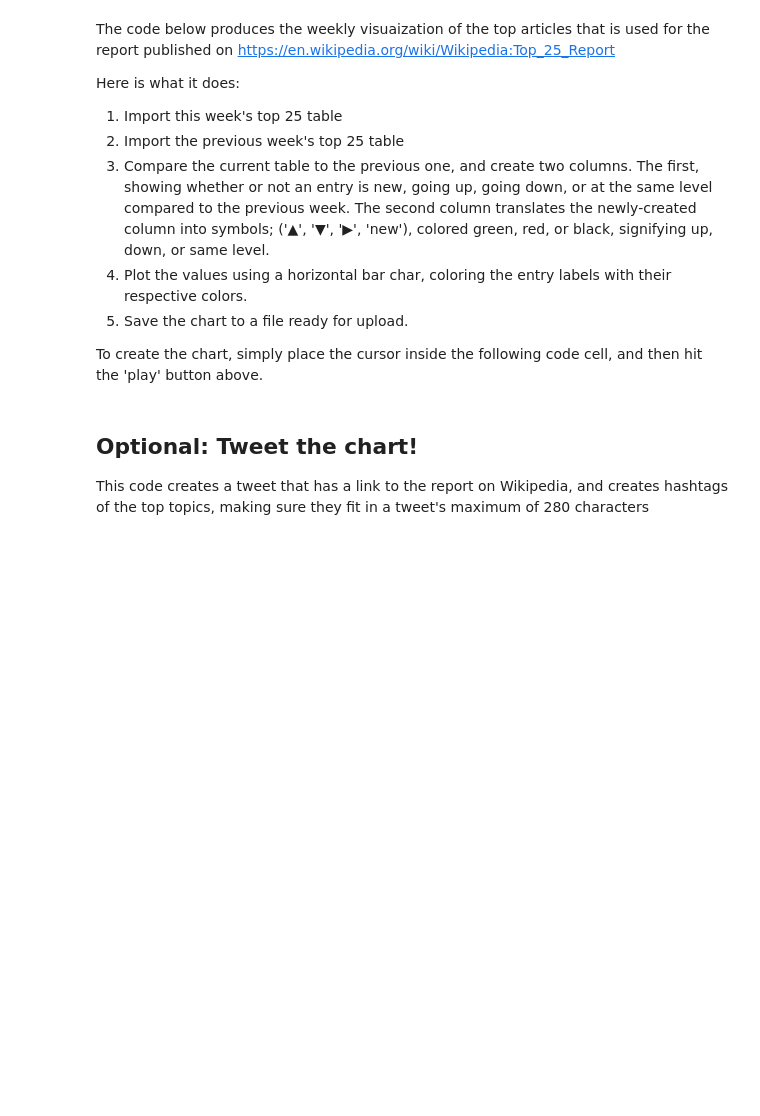
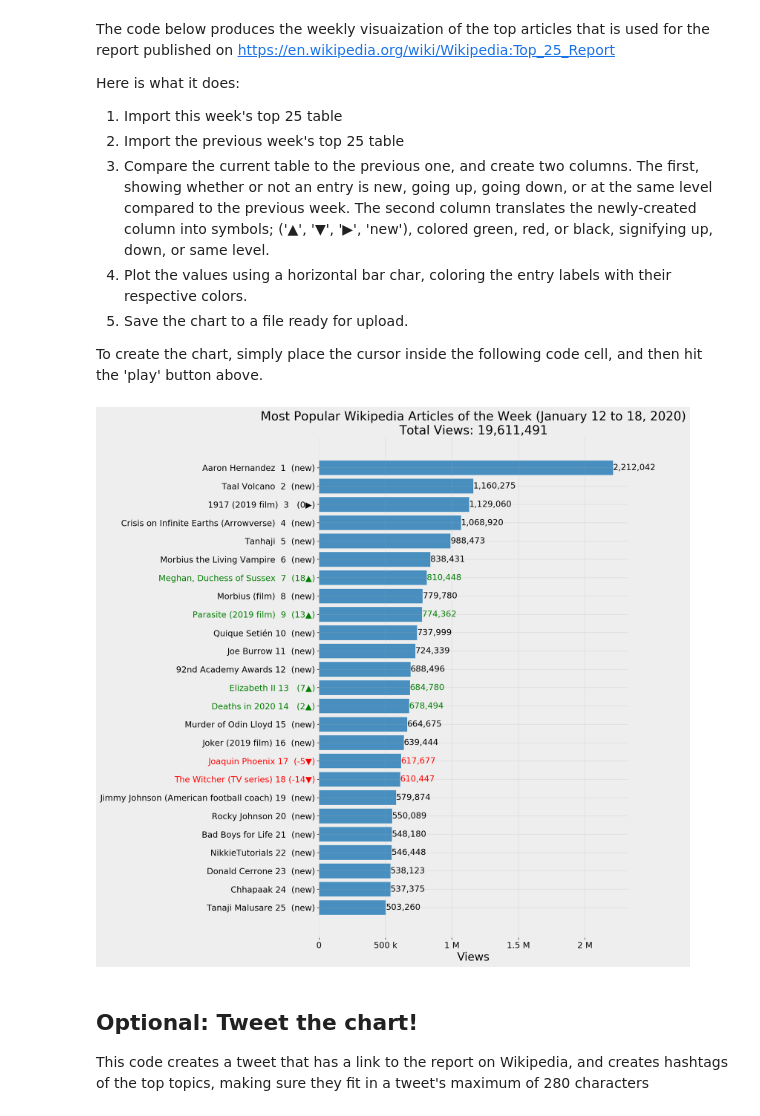
Before and after one commit to eliasdabbas/wikipedia_top_25, a Jupyter notebook: plot_data.ipynb, the cells around one changed output. Cells and saved outputs as stored; diff of their text form; code cells hidden in the pictures; blank space fills up the shorter version.

```diff
--- a/plot_data.ipynb
+++ b/plot_data.ipynb
@@ -30,6 +30,9 @@ url_last_week = 'https://en.wikipedia.org' + uri_last_week
 
 this_week = pd.read_html(page, header=0)[2]
 last_week = pd.read_html(url_last_week, header=0)[2]
+
+this_week['Views'] = this_week['Views'].astype(str).str.replace('\D+', '').astype(int)
+last_week['Views'] = last_week['Views'].astype(str).str.replace('\D+', '').astype(int)
 
 rank_changes = []
 for rank, article in zip(this_week['Rank'], this_week['Article']):
@@ -83,33 +86,35 @@ y_text = (
     top25['Rank'][::-1].astype(str).str.rjust(3) +
     ('(' + top25['rank_changes'][::-1].astype(str)  + top25['rank_changes_chr'][::-1].astype(str) + ')').str.rjust(7, ' ')
 )
 
 ax.barh(y=y_text,
          width=top25['Views'][::-1], alpha=0.8)
 ax.xaxis.set_major_formatter(EngFormatter())
 ax.yaxis.set_tick_params(labelsize=15)
 ax.xaxis.set_tick_params(labelsize=15)
 
 for i in range(25):
     ax.text(x=top25['Views'][i],
             y=y_text.values[::-1][i],
             s='{:,}'.format(top25['Views'][i]),
             color=top25['rank_changes_color'][i],
             horizontalalignment='left',
             verticalalignment='center', fontsize=15)
 
 colors = top25['rank_changes_color'][::-1]
 for ytick, color in zip(ax.get_yticklabels(), colors):
     ytick.set_color(color)
 
 ax.set_xlabel('Views', fontsize=20)
 ax.set_title(soup_this_week.select('h2 .mw-headline')[0].text +
              '\nTotal Views: ' + format(top25['Views'].sum(), ','),
           fontsize=22)
 plt.tight_layout()
 fig.savefig(soup_this_week.select('h2 .mw-headline')[0].text + '.png',
             facecolor='#eeeeee', dpi=150, bbox_inches='tight')
 plt.show()
+# %% [output]
+[figure, added]
 # %% [markdown]
 ## Optional: Tweet the chart!
 
```
